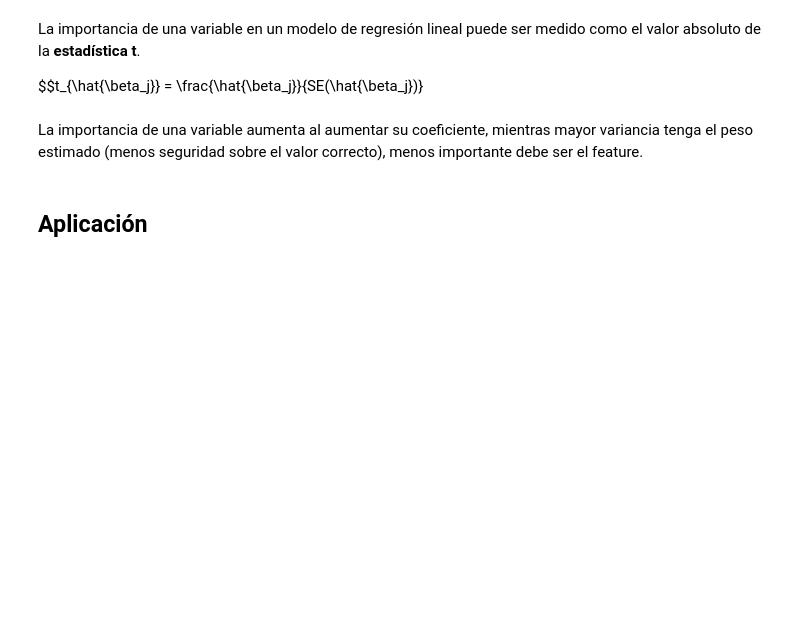
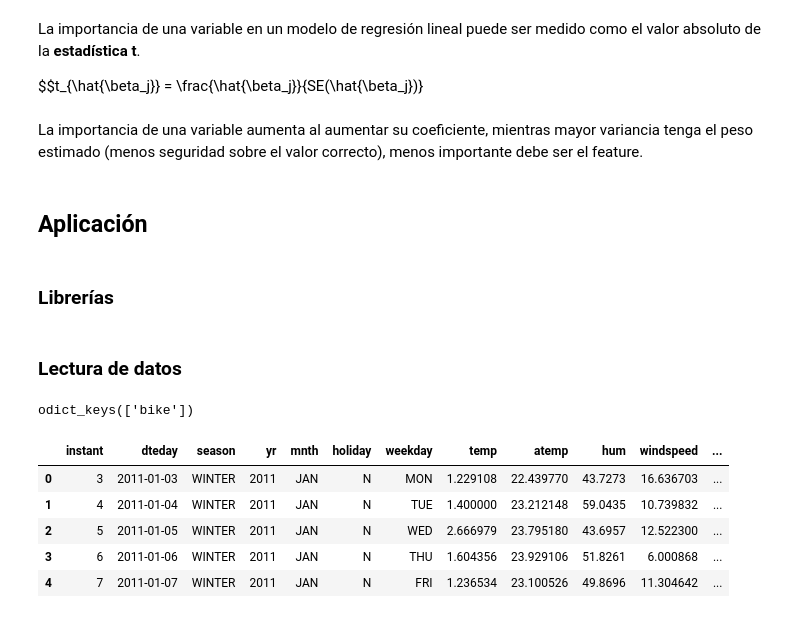
Before and after one commit to nataliamarinn/interpretable-ml, a Jupyter notebook: scripts/Regresion.ipynb, the cells around one changed output. Saved outputs shown, nothing was run; the diff lists cells and outputs as text; code cells hidden in the pictures; blank space fills up the shorter version.

```diff
--- a/scripts/Regresion.ipynb
+++ b/scripts/Regresion.ipynb
@@ -57,3 +57,5 @@ $$t_{\hat{\beta_j}} = \frac{\hat{\beta_j}}{SE(\hat{\beta_j})}
 La importancia de una variable aumenta al aumentar su coeficiente, mientras mayor variancia tenga el peso estimado (menos seguridad sobre el valor correcto), menos importante debe ser el feature.
 # %% [markdown]
 ## Aplicación
+# %% [markdown]
+### Librerías
@@ -59,0 +72,20 @@ La importancia de una variable aumenta al aumentar su coeficiente, mientras mayo
+# %% [markdown]
+### Lectura de datos
+# %%
+result = pyreadr.read_r('../data/bike.RData')
+
+# Esto devuelve un diccionario donde las claves son los nombres de los objetos R
+print(result.keys())
+
+df = result['bike']
+
+
+df.head()
+# %% [output]
+odict_keys(['bike'])
+|  | instant | dteday | season | yr | mnth | holiday | weekday | temp | atemp | hum | windspeed | ... |
+| 0 | 3 | 2011-01-03 | WINTER | 2011 | JAN | N | MON | 1.229108 | 22.439770 | 43.7273 | 16.636703 | ... |
+| 1 | 4 | 2011-01-04 | WINTER | 2011 | JAN | N | TUE | 1.400000 | 23.212148 | 59.0435 | 10.739832 | ... |
+| 2 | 5 | 2011-01-05 | WINTER | 2011 | JAN | N | WED | 2.666979 | 23.795180 | 43.6957 | 12.522300 | ... |
+| 3 | 6 | 2011-01-06 | WINTER | 2011 | JAN | N | THU | 1.604356 | 23.929106 | 51.8261 | 6.000868 | ... |
+| 4 | 7 | 2011-01-07 | WINTER | 2011 | JAN | N | FRI | 1.236534 | 23.100526 | 49.8696 | 11.304642 | ... |
```
Also changed, not shown: parts of 20 cells of this notebook, 2 other files.
